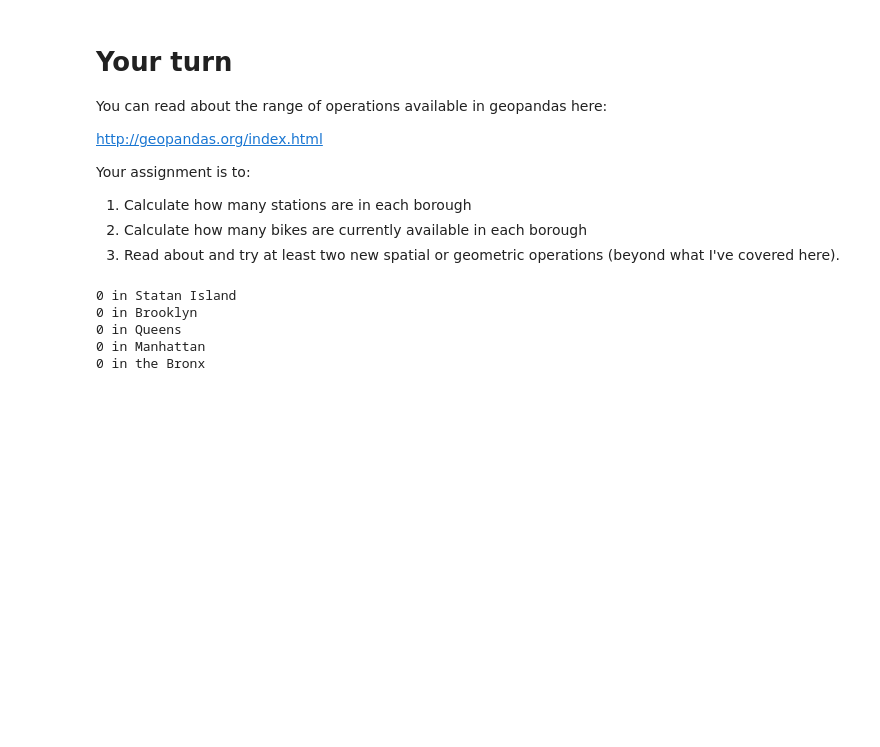
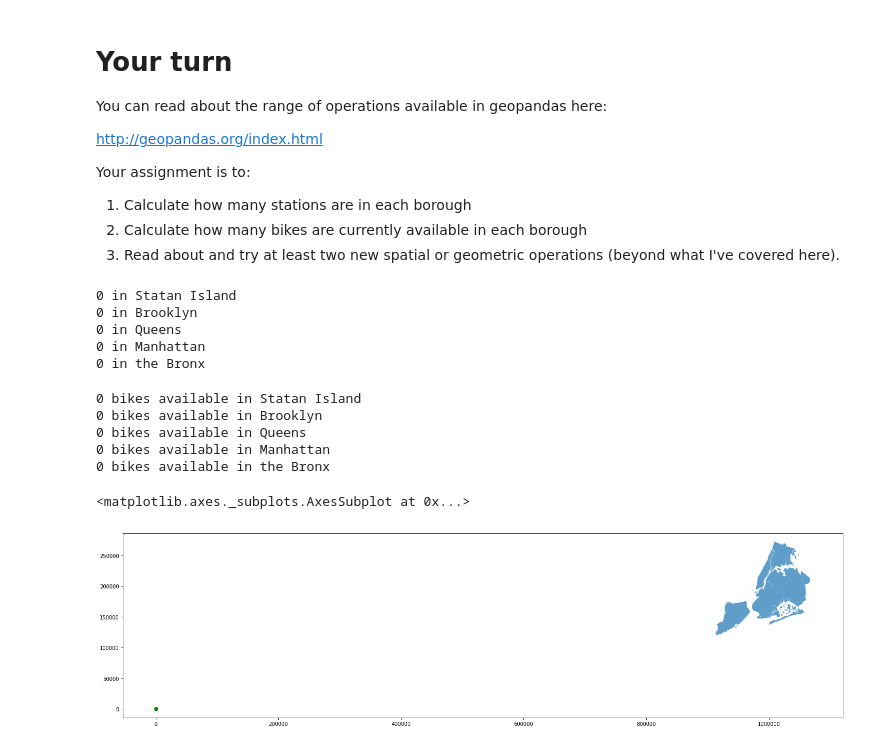
Before and after one commit to DanTheOnlyMan/ce599, a Jupyter notebook: 10-Spatial Analysis/citibike.ipynb, the cells around one changed output. Cells and saved outputs as stored; diff of their text form; code cells hidden in the pictures; blank space fills up the shorter version.

```diff
--- a/10-Spatial Analysis/citibike.ipynb
+++ b/10-Spatial Analysis/citibike.ipynb
@@ -134,3 +134,20 @@ print(sum(Bronx), 'in the Bronx')
 0 in Queens
 0 in Manhattan
 0 in the Bronx
+# %%
+print(sum(df[Statan_Island]['availableBikes']), 'bikes available in Statan Island')
+print(sum(df[Brooklyn]['availableBikes']), 'bikes available in Brooklyn')
+print(sum(df[Queens]['availableBikes']), 'bikes available in Queens')
+print(sum(df[Manhattan]['availableBikes']), 'bikes available in Manhattan')
+print(sum(df[Bronx]['availableBikes']), 'bikes available in the Bronx')
+# %% [output]
+0 bikes available in Statan Island
+0 bikes available in Brooklyn
+0 bikes available in Queens
+0 bikes available in Manhattan
+0 bikes available in the Bronx
+# %%
+df.plot(figsize=(25, 25),ax=boros.plot(figsize=(25, 25),alpha=75.0), color='Green')
+# %% [output]
+<matplotlib.axes._subplots.AxesSubplot at 0x...>
+[figure, added]
```
Also changed, not shown: parts of 6 cells of this notebook.
